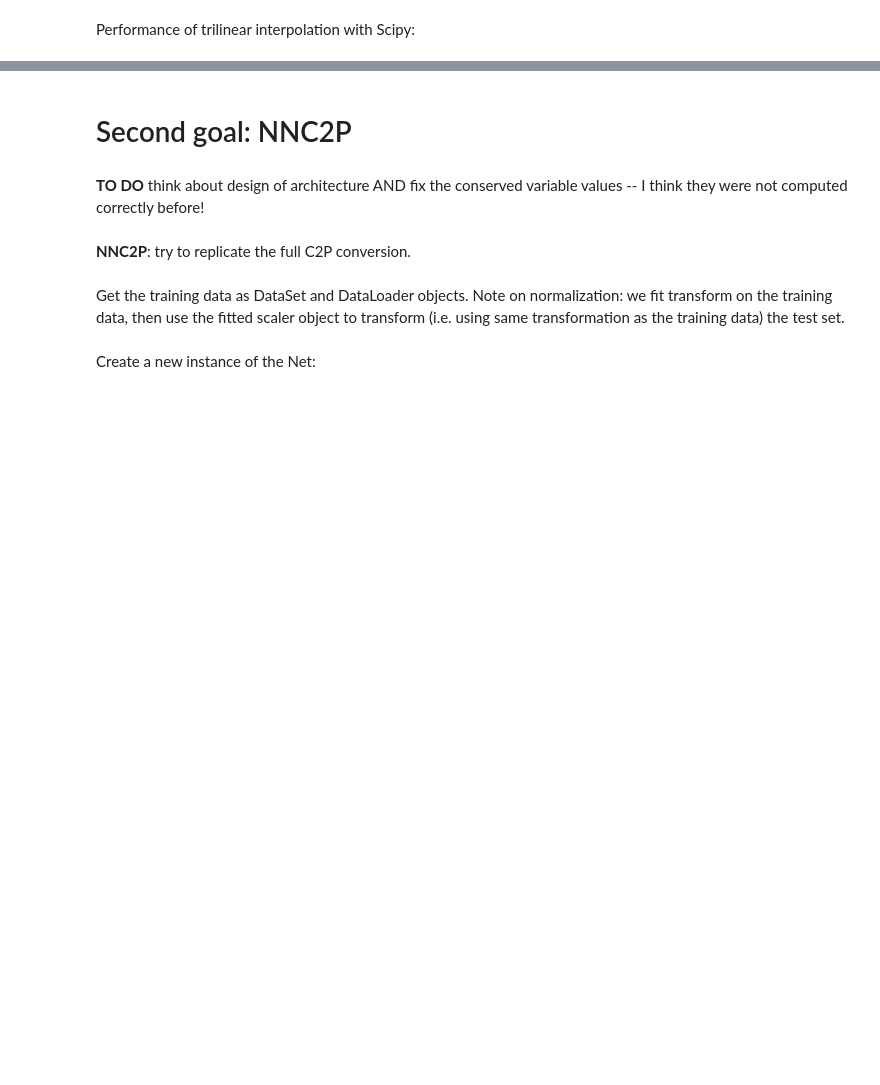
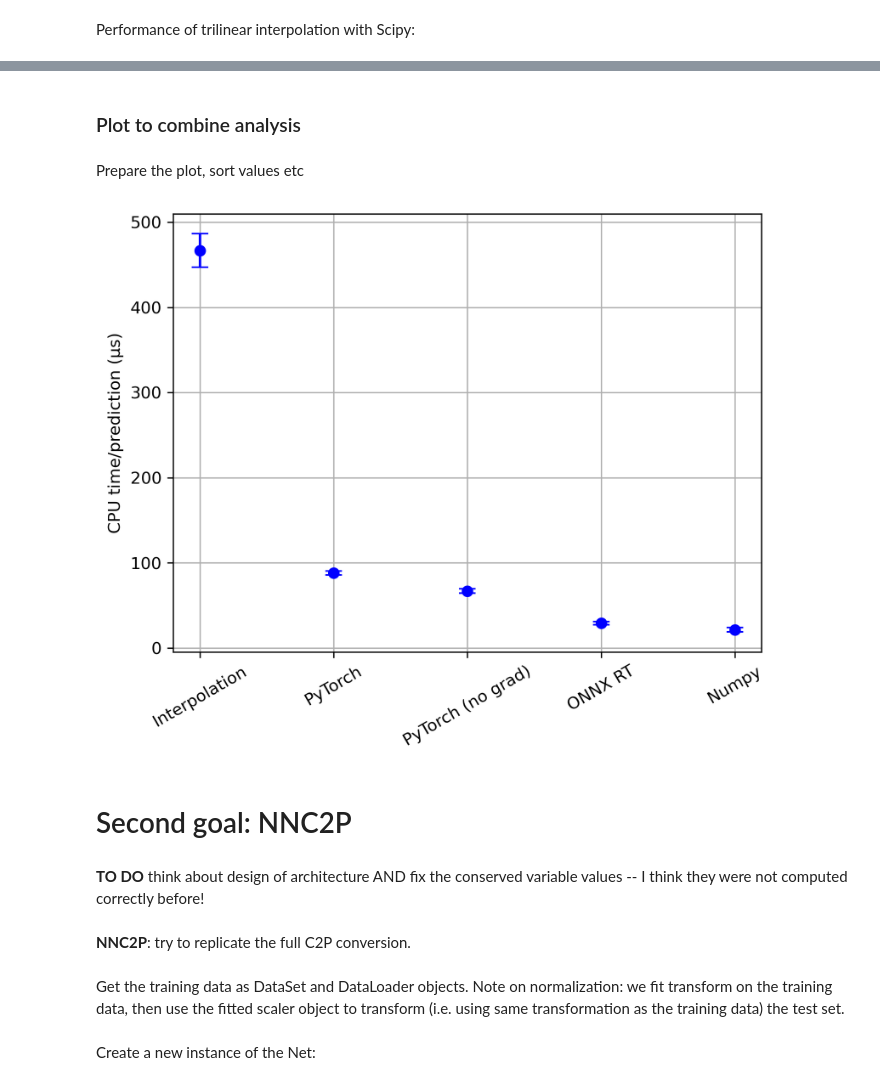
Before and after one commit to ThibeauWouters/MLC2P, a Jupyter notebook: Code/tabulated_eos.ipynb, the cells around one changed output, grey strips where cells are left out. Saved outputs shown, nothing was run; the diff lists cells and outputs as text; code cells hidden in the pictures; blank space fills up the shorter version.

Commit message:
ONNX test

```diff
--- a/Code/tabulated_eos.ipynb
+++ b/Code/tabulated_eos.ipynb
@@ -446,4 +540,4 @@ w2 = model.state_dict()["linear2.weight"].numpy()
 b2 = model.state_dict()["linear2.bias"].numpy()
 w3 = model.state_dict()["linear3.weight"].numpy()
 # %%
-test_point[0]
+test_point_np = test_point_n[0]
@@ -490,0 +569,3 @@ with torch.no_grad():
+# %%
+def function5():
+    run_nn(test_point_np)
@@ -490,0 +637,11 @@ with torch.no_grad():
+# %%
+# Empty lists
+mu_list, sigma_list = [], []
+# Functions & names for runtime analysis
+funcs = [function1, function2, function3, function4, function5]
+method_names = ["Interpolation", "PyTorch", "PyTorch (no grad)", "ONNX RT", "Numpy"]  # , "Pure Python"
+for i, func in enumerate(funcs):
+    print(f"--- {method_names[i]} ---")
+    mu, sigma = time_execution(func)
+    mu_list.append(mu)
+    sigma_list.append(sigma)
@@ -491,3 +659,34 @@ with torch.no_grad():
+# %% [markdown]
+
+### Plot to combine analysis
+# %% [markdown]
+Prepare the plot, sort values etc
+# %%
+cutoff = 5
+
+xticks = [i+1 for i in range(len(method_names[:cutoff]))]
+# Get vals more clearly, do cutoff
+xvals = xticks[:cutoff]
+yvals = mu_list[:cutoff]
+yerrs = sigma_list[:cutoff]
+# Swap based on performance  ## NOT WORKING FOR SOME REASON
+# sort_ind = np.argsort(yvals)[::-1]
+# # Sort
+# xvals = my_sort(xvals, sort_ind)
+# yvals = my_sort(yvals, sort_ind)
+# yerrs = my_sort(yerrs, sort_ind)
+# method_names = my_sort(method_names, sort_ind)
+# %%
+# Preparation
+plt.errorbar(xvals, yvals, yerrs, fmt="o", color="blue", capsize=5)
+plt.xticks(ticks=xvals, labels = method_names, rotation=30)
+plt.ylabel("CPU time/prediction (µs)")
+plt.grid()
+plt.savefig("Time comparison single prediction")
+plt.savefig("interpolation_neuralnet_speed_comparison.pdf", bbox_inches='tight')
+plt.show()
+# %% [output]
+[figure, added]
 # %% [markdown]
 # Second goal: NNC2P
 # %% [markdown]
```
Also changed, not shown: parts of 63 cells of this notebook, 6 other files.
